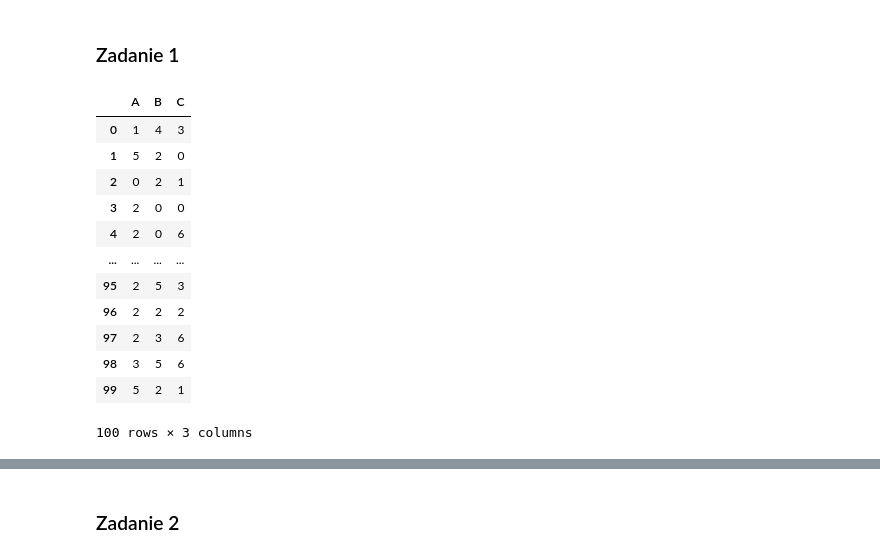
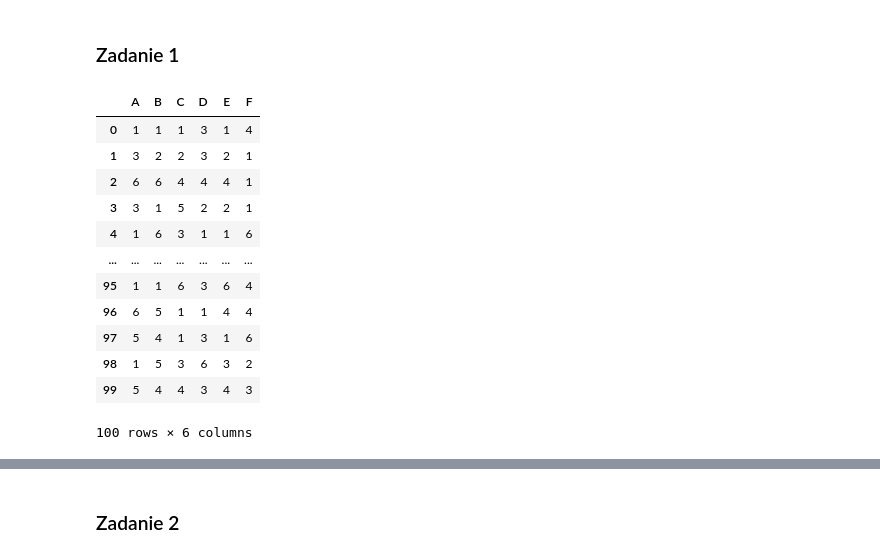
Before and after one commit to mateusz-sliwinski/BiS, a Jupyter notebook: statystyka/zad2.ipynb, the cells around one changed output, grey strips where cells are left out. Saved outputs shown, nothing was run; the diff lists cells and outputs as text; code cells hidden in the pictures.

```diff
--- a/statystyka/zad2.ipynb
+++ b/statystyka/zad2.ipynb
@@ -6,19 +6,19 @@ import matplotlib.pyplot as plt
 # %% [markdown]
 ### Zadanie 1
 # %%
-df = pd.DataFrame(np.random.randint(0,7,size=(100, 3)), columns=list('ABC'))
+df = pd.DataFrame(np.random.randint(1,7,size=(100, 6)), columns=list('ABCDEF'))
 df
 # %% [output]
-|  | A | B | C |
-| 0 | 1 | 4 | 3 |
-| 1 | 5 | 2 | 0 |
-| 2 | 0 | 2 | 1 |
-| 3 | 2 | 0 | 0 |
-| 4 | 2 | 0 | 6 |
-| ... | ... | ... | ... |
-| 95 | 2 | 5 | 3 |
-| 96 | 2 | 2 | 2 |
-| 97 | 2 | 3 | 6 |
-| 98 | 3 | 5 | 6 |
-| 99 | 5 | 2 | 1 |
+|  | A | B | C | D | E | F |
+| 0 | 1 | 1 | 1 | 3 | 1 | 4 |
+| 1 | 3 | 2 | 2 | 3 | 2 | 1 |
+| 2 | 6 | 6 | 4 | 4 | 4 | 1 |
+| 3 | 3 | 1 | 5 | 2 | 2 | 1 |
+| 4 | 1 | 6 | 3 | 1 | 1 | 6 |
+| ... | ... | ... | ... | ... | ... | ... |
+| 95 | 1 | 1 | 6 | 3 | 6 | 4 |
+| 96 | 6 | 5 | 1 | 1 | 4 | 4 |
+| 97 | 5 | 4 | 1 | 3 | 1 | 6 |
+| 98 | 1 | 5 | 3 | 6 | 3 | 2 |
+| 99 | 5 | 4 | 4 | 3 | 4 | 3 |
-100 rows × 3 columns
+100 rows × 6 columns
```
Also changed, not shown: parts of 9 cells of this notebook.
